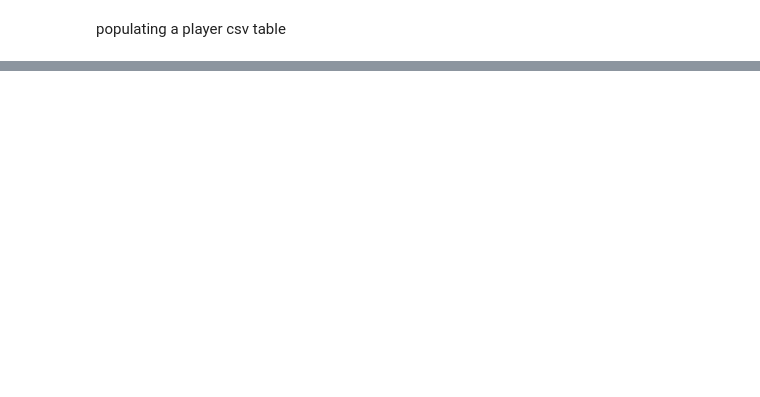
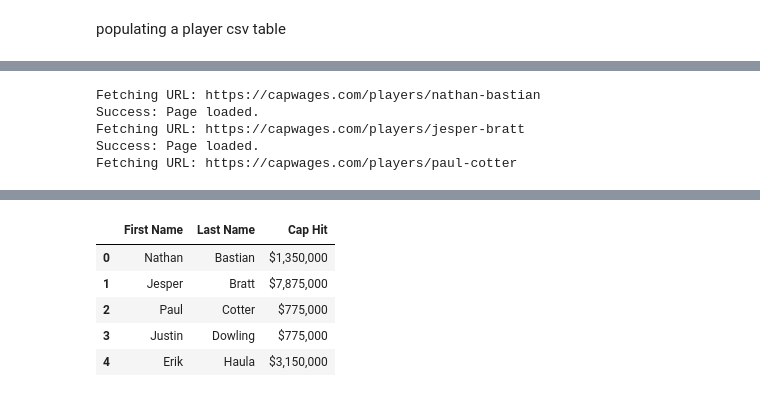
Before and after one commit to dereklwh/NHL-JD-Cards, a Jupyter notebook: nhl_test.ipynb, the cells around one changed output, grey strips where cells are left out. Saved outputs shown, nothing was run; the diff lists cells and outputs as text; code cells hidden in the pictures; blank space fills up the shorter version.

```diff
--- a/nhl_test.ipynb
+++ b/nhl_test.ipynb
@@ -163,0 +196,12 @@ player_table.head()
+# %%
+first_names = list(player_table['First Name'])
+last_names = list(player_table['Last Name'])
+
+names_formatted = []
+
+for i in range(len(first_names)):
+    names_formatted.append(first_names[i].lower() + '-' + last_names[i].lower())
+
+print(names_formatted)
+print(len(names_formatted))
+names_formatted
@@ -163,0 +228,54 @@ player_table.head()
+# %%
+import requests
+from bs4 import BeautifulSoup
+import csv
+import time
+
+#base = 'https://www.hockey-reference.com/players/'
+base = 'https://capwages.com/players/'
+data = pd.DataFrame()
+data['First Name'] = first_names
+data['Last Name'] = last_names
+data['Cap Hit'] = np.nan
+
+
+# Loop through player paths
+for i, path in enumerate(names_formatted):
+    url = base + path
+    print(f"Fetching URL: {url}")
+
+    try:
+        response = requests.get(url, headers=headers)
+        if response.status_code == 200:
+            print('Success: Page loaded.')
+            soup = BeautifulSoup(response.text, 'html.parser')
+
+            # Extract cap hit
+            cap_hit = None
+            for div in soup.find_all('div', class_='flex justify-between'):
+                dt = div.find('dt', class_='text-sm text-muted-foreground')
+                if dt and 'Cap Hit' in dt.text:
+                    dd = div.find('dd', class_='text-sm font-medium text-right')
+                    if dd:
+                        # Find the specific span with the desired class
+                        span = dd.find('span', class_='hidden sm:inline')
+                        if span:
+                            cap_hit = span.get_text(strip=True)
+                            break
+
+
+            # Update DataFrame
+            data.at[i, 'Cap Hit'] = cap_hit if cap_hit else 'N/A'
+        else:
+            print(f"Error: Received status code {response.status_code}")
+
+    except requests.exceptions.RequestException as e:
+        print(f"Failed to fetch {url}: {e}")
+
+data.head()
+# %% [output]
+Fetching URL: https://capwages.com/players/nathan-bastian
+Success: Page loaded.
+Fetching URL: https://capwages.com/players/jesper-bratt
+Success: Page loaded.
+Fetching URL: https://capwages.com/players/paul-cotter
@@ -163,0 +299,6 @@ player_table.head()
+|  | First Name | Last Name | Cap Hit |
+| 0 | Nathan | Bastian | $1,350,000 |
+| 1 | Jesper | Bratt | $7,875,000 |
+| 2 | Paul | Cotter | $775,000 |
+| 3 | Justin | Dowling | $775,000 |
+| 4 | Erik | Haula | $3,150,000 |
```
Also changed, not shown: parts of 6 cells of this notebook.
